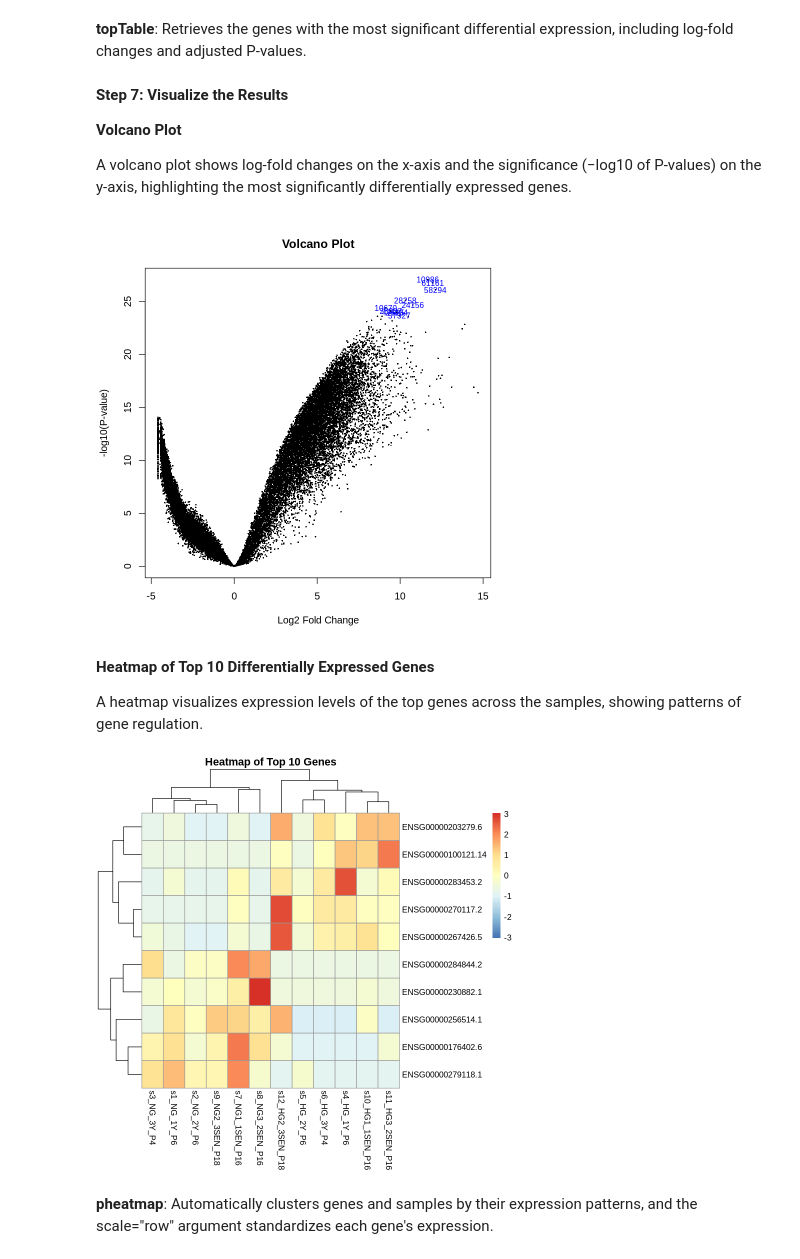
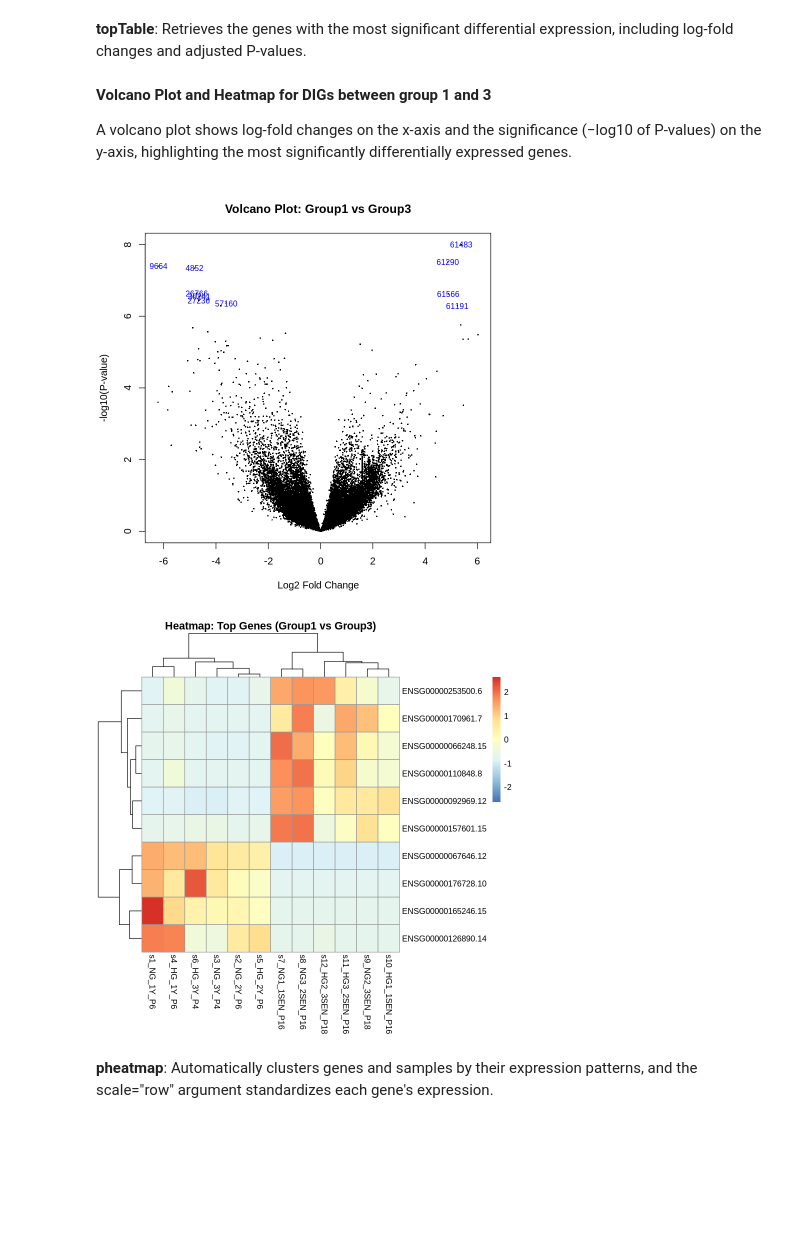
Before and after one commit to etemadism/Courses, a Jupyter notebook: ArrayExpress_RNA_seq.ipynb, the cells around one changed output. Cells and saved outputs as stored; diff of their text form; code cells hidden in the pictures; blank space fills up the shorter version.

```diff
--- a/ArrayExpress_RNA_seq.ipynb
+++ b/ArrayExpress_RNA_seq.ipynb
@@ -148 +152,12 @@ fit <- eBayes(fit)
+# %%
+# Step 8: Define Contrasts for Comparisons
+contrast.matrix <- makeContrasts(
+  Group1_vs_Group3 = Group1 - Group3,  # Compare Group1 and Group3
+  Group2_vs_Group4 = Group2 - Group4,  # Compare Group2 and Group4
+  levels = design
+)
+
+
+fit <- contrasts.fit(fit, contrast.matrix)
+fit <- eBayes(fit)
 # %% [markdown]
@@ -178,0 +174,17 @@ ENSG00000230882.1  -4.456378
+# %%
+# Step 9: Extract Top Genes for Each Contrast
+top_Group1_vs_Group3 <- topTable(fit, coef="Group1_vs_Group3", number=10, sort.by="P")
+top_Group2_vs_Group4 <- topTable(fit, coef="Group2_vs_Group4", number=10, sort.by="P")
+print("These are top 10 DIGs between Group 1 and Group 3")
+
+# Print Top Genes for Each Contrast
+print(top_Group1_vs_Group3)
+
+print("===================================================")
+
+print("These are top 10 DIGs between Group 2 and Group 4")
+print(top_Group2_vs_Group4)
+
+# Save Results for Each Contrast
+write.table(top_Group1_vs_Group3, "DEG_Group1_vs_Group3.txt", sep="\t", quote=FALSE)
+write.table(top_Group2_vs_Group4, "DEG_Group2_vs_Group4.txt", sep="\t", quote=FALSE)
@@ -179,34 +209,25 @@ ENSG00000230882.1  -4.456378
 # %% [markdown]
 **topTable**: Retrieves the genes with the most significant differential expression, including log-fold changes and adjusted P-values.
 # %% [markdown]
-**Step 7: Visualize the Results**
 
-**Volcano Plot**
+**Volcano Plot and Heatmap for DIGs between group 1 and 3**
 
 A volcano plot shows log-fold changes on the x-axis and the significance (−log10 of P-values) on the y-axis, highlighting the most significantly differentially expressed genes.
-# %%
-# 2. Volcano Plot
-volcanoplot(fit, main="Volcano Plot", highlight=10)
-# %% [output]
-[figure, removed]
-# %% [markdown]
-**Heatmap of Top 10 Differentially Expressed Genes**
-
-A heatmap visualizes expression levels of the top genes across the samples, showing patterns of gene regulation.
-# %%
-# 3. Heatmap of Top 10 Differentially Expressed Genes
-library(pheatmap)
-
-# Select top 10 differentially expressed genes (by row names)
-top_genes <- rownames(topGenes)
-
-# Subset count matrix for top genes
-top_counts <- counts[top_genes,]
-
-# Create heatmap
-pheatmap(top_counts, scale="row", clustering_distance_rows="euclidean",
-         clustering_distance_cols="euclidean", main="Heatmap of Top 10 Genes")
-# %% [output]
-[figure, removed]
+# %%
+# Step 10: Create Visualizations
+# Volcano Plot for "Group1 vs Group3"
+volcanoplot(fit, coef="Group1_vs_Group3", highlight=10,
+            main="Volcano Plot: Group1 vs Group3")
+
+# Heatmap for Top 10 Genes in "Group1 vs Group3"
+top_genes_Group1_vs_Group3 <- rownames(top_Group1_vs_Group3)
+top_counts_Group1_vs_Group3 <- counts[top_genes_Group1_vs_Group3, ]
+
+pheatmap(top_counts_Group1_vs_Group3, scale="row", clustering_distance_rows="euclidean",
+         clustering_distance_cols="euclidean",
+         main="Heatmap: Top Genes (Group1 vs Group3)")
+# %% [output]
+[figure, added]
+[figure, added]
 # %% [markdown]
 **pheatmap**: Automatically clusters genes and samples by their expression patterns, and the scale="row" argument standardizes each gene's expression.
```
Also changed, not shown: parts of 27 cells of this notebook.
